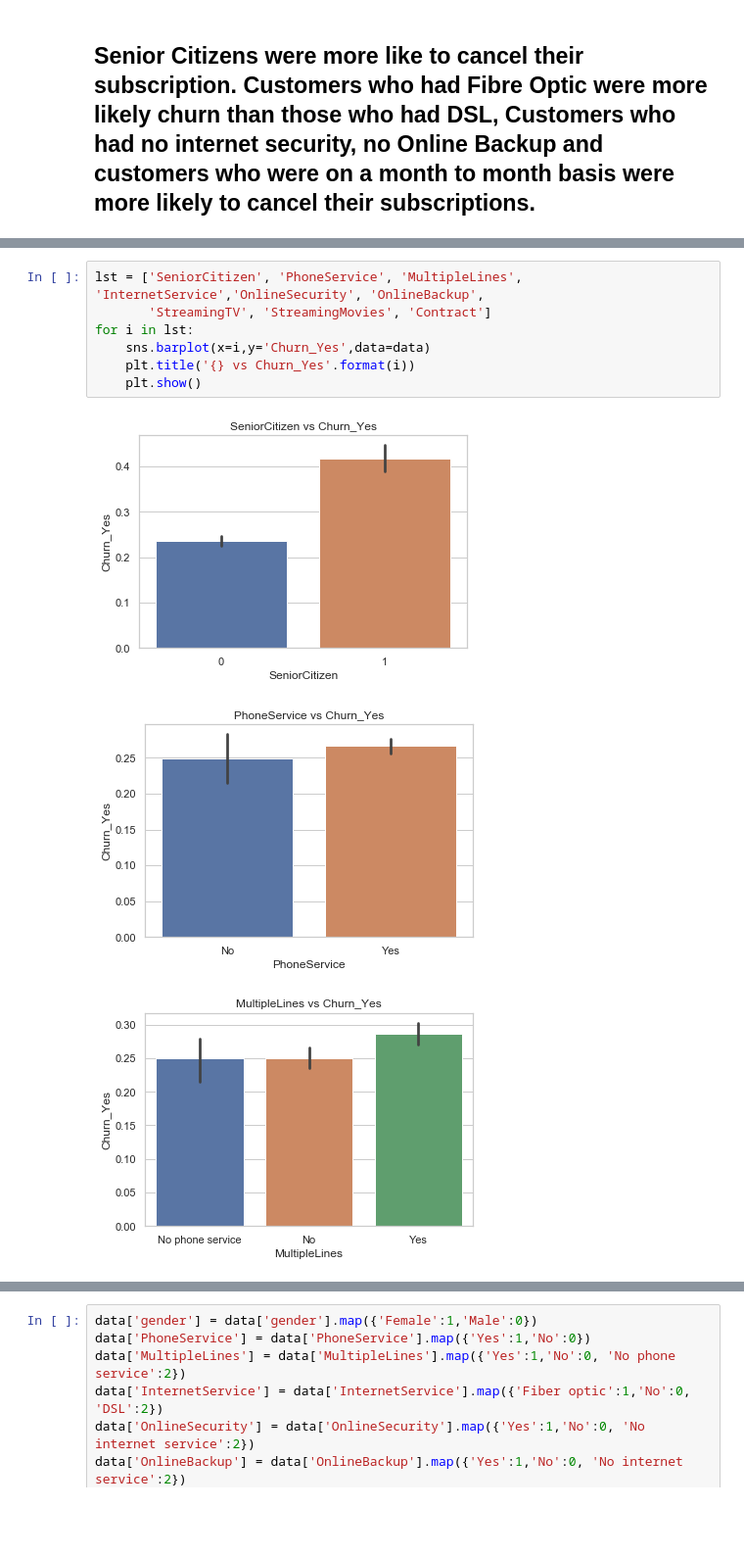
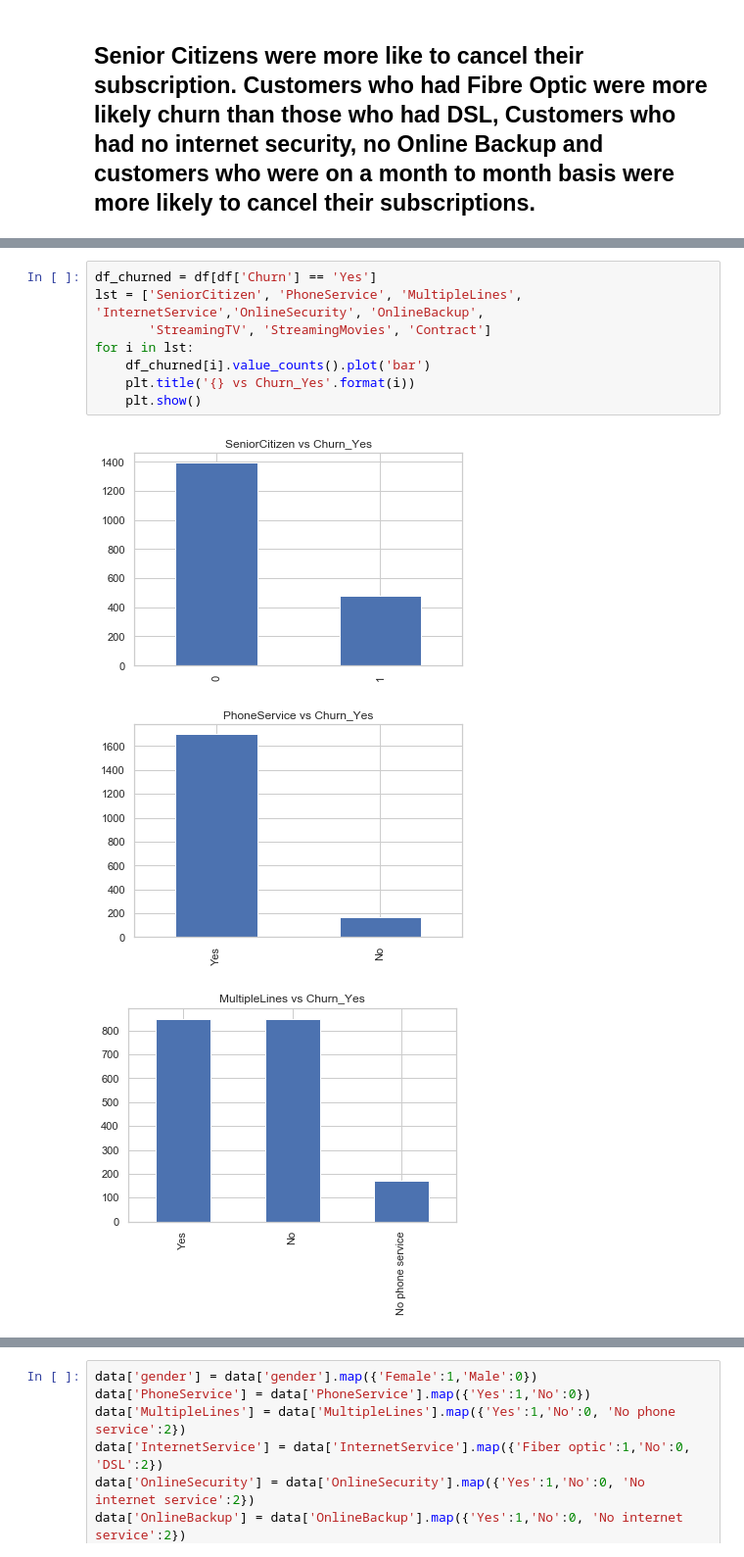
Before and after one commit to PhumlaniKubeka/DecisionTrees, a Jupyter notebook: ChurnRate.ipynb, the cells around one changed output, grey strips where cells are left out. Shown: that part at 98% size. Saved outputs shown, nothing was run; the diff lists cells and outputs as text; blank space fills up the shorter version.

```diff
--- a/ChurnRate.ipynb
+++ b/ChurnRate.ipynb
@@ -129,11 +144,12 @@ for i in series:
 # %%
+df_churned = df[df['Churn'] == 'Yes']
 lst = ['SeniorCitizen', 'PhoneService', 'MultipleLines', 'InternetService','OnlineSecurity', 'OnlineBackup',
        'StreamingTV', 'StreamingMovies', 'Contract']
 for i in lst:
-    sns.barplot(x=i,y='Churn_Yes',data=data)
+    df_churned[i].value_counts().plot('bar')
     plt.title('{} vs Churn_Yes'.format(i))
     plt.show()
 # %% [output]
-[figure, old version]
+[figure, new version]
-[figure, old version]
+[figure, new version]
-[figure, old version]
+[figure, new version]
```
Also changed, not shown: parts of 12 cells of this notebook, 5 other files.
